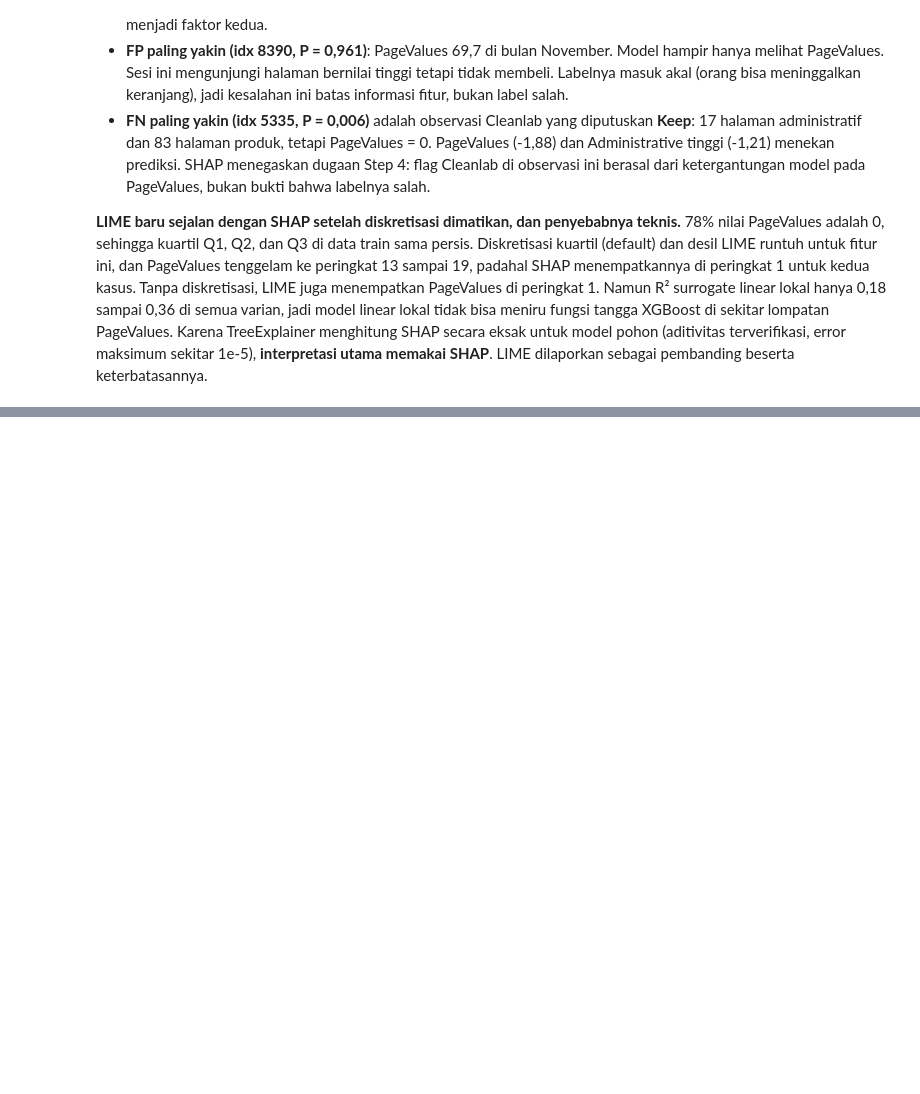
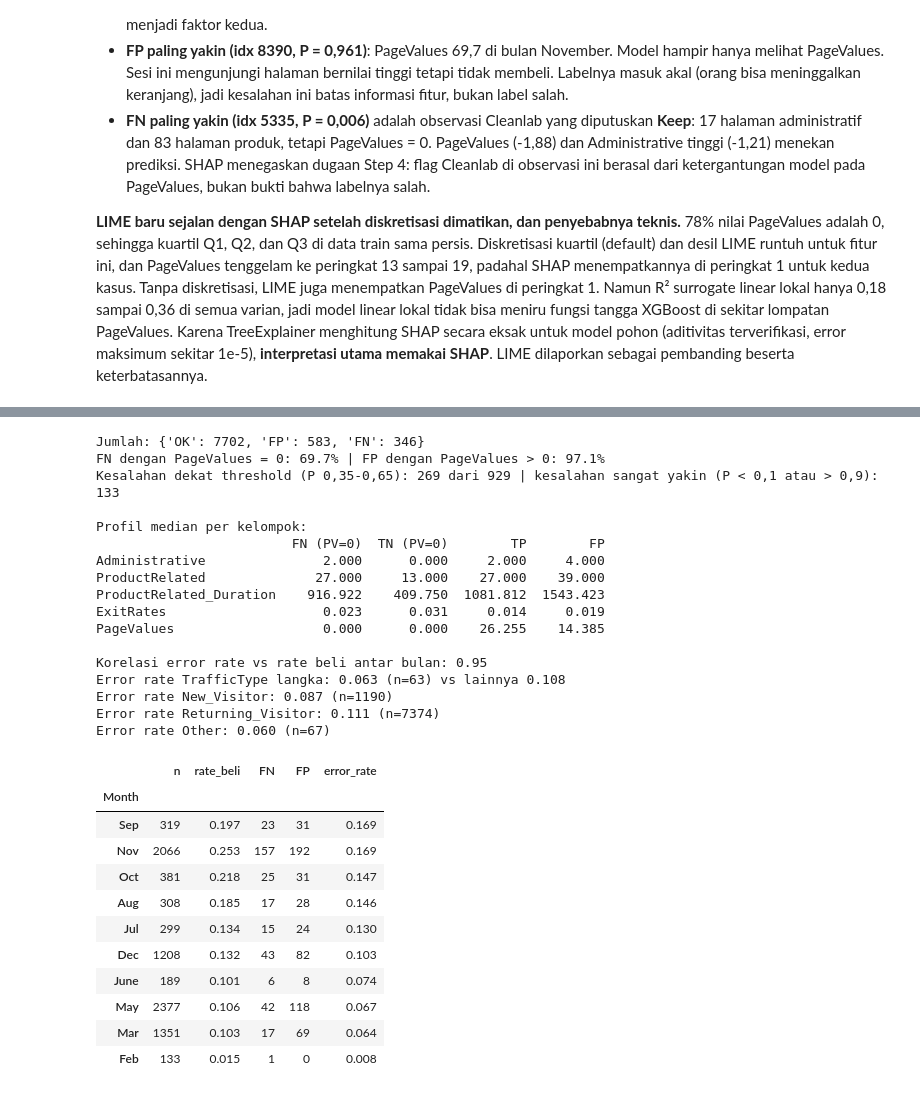
Before and after one commit to vickymahfudy/tugas-data-science, a Jupyter notebook: notebooks/07_data_centric.ipynb, the cells around one changed output, grey strips where cells are left out. Cells and saved outputs as stored; diff of their text form; code cells hidden in the pictures; blank space fills up the shorter version.

Commit message:
Tugas 4 Step 7: hubungkan interpretasi SHAP dengan kualitas data

```diff
--- a/notebooks/07_data_centric.ipynb
+++ b/notebooks/07_data_centric.ipynb
@@ -923,0 +1014,63 @@ beserta keterbatasannya.
+# %%
+# 7.3 Analisis kesalahan prediksi OOF (threshold 0,5)
+d['oof'] = oof_p_d2; d['pred'] = oof_pred
+d['err'] = np.select([(yv == 1) & (oof_pred == 0), (yv == 0) & (oof_pred == 1)], ['FN', 'FP'], 'OK')
+errs = d.err != 'OK'
+print('Jumlah:', d.err.value_counts().to_dict())
+print(f"FN dengan PageValues = 0: {(d[d.err == 'FN'].PageValues == 0).mean():.1%} | "
+      f"FP dengan PageValues > 0: {(d[d.err == 'FP'].PageValues > 0).mean():.1%}")
+print(f'Kesalahan dekat threshold (P 0,35-0,65): {(errs & d.oof.between(0.35, 0.65)).sum()} dari {errs.sum()} | '
+      f'kesalahan sangat yakin (P < 0,1 atau > 0,9): {(errs & ((d.oof < 0.1) | (d.oof > 0.9))).sum()}')
+
+prof_cols7 = ['Administrative', 'ProductRelated', 'ProductRelated_Duration', 'ExitRates', 'PageValues']
+profile = pd.concat({
+    'FN (PV=0)': d[(d.err == 'FN') & ~d['PV>0']][prof_cols7].median(),
+    'TN (PV=0)': d[(d.err == 'OK') & (yv == 0) & ~d['PV>0']][prof_cols7].median(),
+    'TP': d[(d.err == 'OK') & (yv == 1)][prof_cols7].median(),
+    'FP': d[d.err == 'FP'][prof_cols7].median(),
+}, axis=1).round(3)
+profile.to_csv(f'{TABLE_DIR}/tugas4_error_profiles.csv')
+print('\nProfil median per kelompok:'); print(profile)
+
+seg = d.groupby('Month').agg(n=('Revenue', 'size'), rate_beli=('Revenue', 'mean'),
+                             FN=('err', lambda s: (s == 'FN').sum()), FP=('err', lambda s: (s == 'FP').sum()))
+seg['error_rate'] = (seg.FN + seg.FP) / seg.n
+seg = seg.sort_values('error_rate', ascending=False).round(3)
+seg.to_csv(f'{TABLE_DIR}/tugas4_error_by_month.csv')
+print(f"\nKorelasi error rate vs rate beli antar bulan: {seg.error_rate.corr(seg.rate_beli):.2f}")
+vc = d.TrafficType.value_counts(); rare = d.TrafficType.isin(vc[vc < 30].index)
+print(f'Error rate TrafficType langka: {errs[rare].mean():.3f} (n={rare.sum()}) vs lainnya {errs[~rare].mean():.3f}')
+for v in ['New_Visitor', 'Returning_Visitor', 'Other']:
+    m = d.VisitorType == v
+    print(f'Error rate {v}: {errs[m].mean():.3f} (n={m.sum()})')
+seg
+# %% [output]
+Jumlah: {'OK': 7702, 'FP': 583, 'FN': 346}
+FN dengan PageValues = 0: 69.7% | FP dengan PageValues > 0: 97.1%
+Kesalahan dekat threshold (P 0,35-0,65): 269 dari 929 | kesalahan sangat yakin (P < 0,1 atau > 0,9): 133
+
+Profil median per kelompok:
+                         FN (PV=0)  TN (PV=0)        TP        FP
+Administrative               2.000      0.000     2.000     4.000
+ProductRelated              27.000     13.000    27.000    39.000
+ProductRelated_Duration    916.922    409.750  1081.812  1543.423
+ExitRates                    0.023      0.031     0.014     0.019
+PageValues                   0.000      0.000    26.255    14.385
+
+Korelasi error rate vs rate beli antar bulan: 0.95
+Error rate TrafficType langka: 0.063 (n=63) vs lainnya 0.108
+Error rate New_Visitor: 0.087 (n=1190)
+Error rate Returning_Visitor: 0.111 (n=7374)
+Error rate Other: 0.060 (n=67)
+|  | n | rate_beli | FN | FP | error_rate |
+| Month |  |  |  |  |  |
+| Sep | 319 | 0.197 | 23 | 31 | 0.169 |
+| Nov | 2066 | 0.253 | 157 | 192 | 0.169 |
+| Oct | 381 | 0.218 | 25 | 31 | 0.147 |
+| Aug | 308 | 0.185 | 17 | 28 | 0.146 |
+| Jul | 299 | 0.134 | 15 | 24 | 0.130 |
+| Dec | 1208 | 0.132 | 43 | 82 | 0.103 |
+| June | 189 | 0.101 | 6 | 8 | 0.074 |
+| May | 2377 | 0.106 | 42 | 118 | 0.067 |
+| Mar | 1351 | 0.103 | 17 | 69 | 0.064 |
+| Feb | 133 | 0.015 | 1 | 0 | 0.008 |
```
Also changed, not shown: parts of 7 cells of this notebook, 7 other files.
